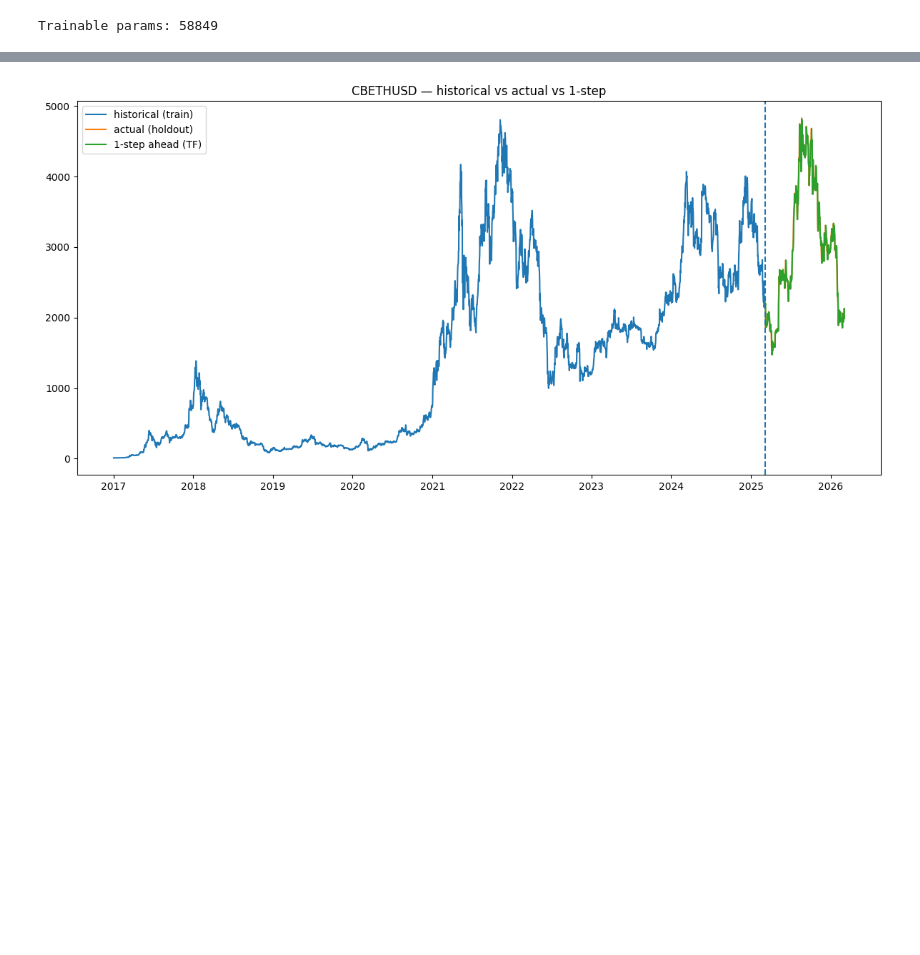
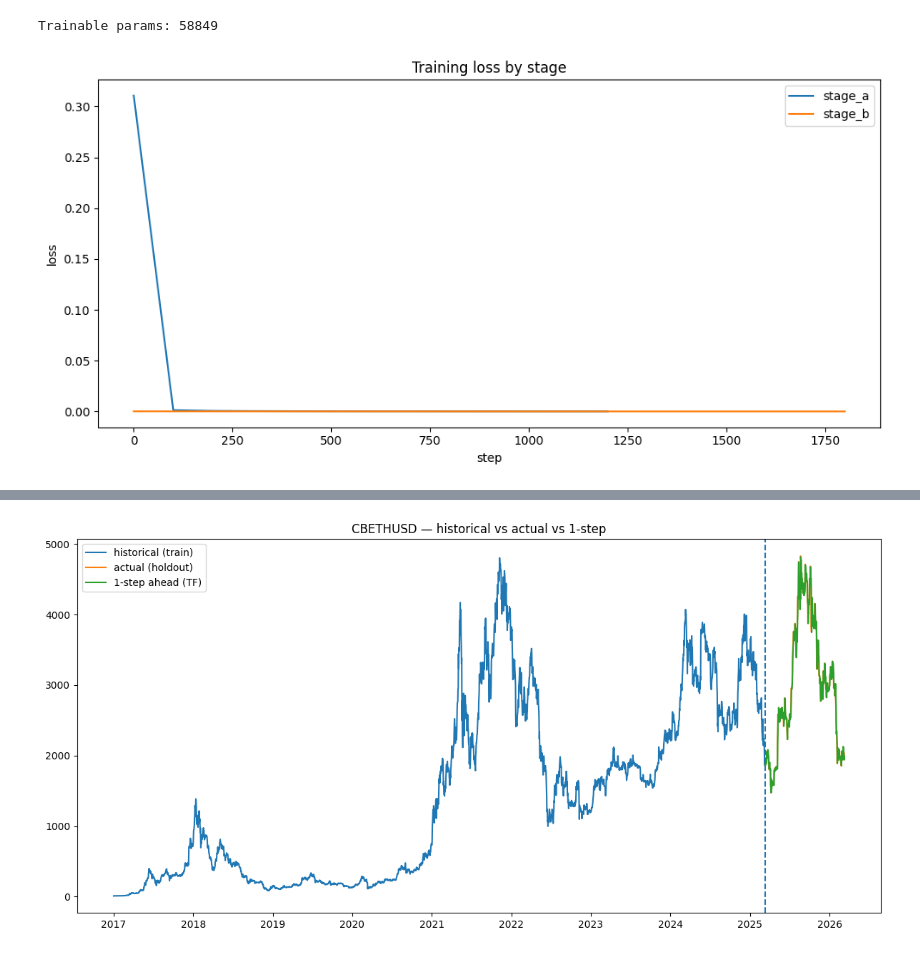
Before and after one commit to nikhilxsunder/ns-sdn, a Jupyter notebook: notebooks/tests.ipynb, the cells around one changed output, grey strips where cells are left out. Saved outputs shown, nothing was run; the diff lists cells and outputs as text; code cells hidden in the pictures; blank space fills up the shorter version.

```diff
--- a/notebooks/tests.ipynb
+++ b/notebooks/tests.ipynb
@@ -106,3 +117,41 @@ y_eval_s = y_scaler.transform(y_eval)
 split_eval = y_hist.shape[0]
 
 assert t_eval.shape[0] == y_eval_s.shape[0]
+# %%
+def compute_metrics(y_true: np.ndarray, y_pred: np.ndarray) -> dict[str, float]:
+    y_true = np.asarray(y_true, dtype=float).reshape(-1)
+    y_pred = np.asarray(y_pred, dtype=float).reshape(-1)
+
+    err = y_pred - y_true
+    rmse = float(np.sqrt(np.mean(err ** 2)))
+    mae = float(np.mean(np.abs(err)))
+
+    denom = np.where(np.abs(y_true) < 1e-12, np.nan, y_true)
+    mape = float(np.nanmean(np.abs(err / denom)) * 100.0)
+
+    return {
+        "rmse": rmse,
+        "mae": mae,
+        "mape_pct": mape,
+    }
+
+
+def history_to_frame(*histories: tuple[str, dict]) -> pd.DataFrame:
+    rows = []
+    for label, hist in histories:
+        for step, loss in hist["loss"]:
+            rows.append({"stage": label, "step": step, "loss": loss})
+    return pd.DataFrame(rows)
+
+
+def plot_loss_history(*histories: tuple[str, dict]) -> None:
+    df_hist = history_to_frame(*histories)
+    plt.figure(figsize=(10, 5))
+    for stage, g in df_hist.groupby("stage"):
+        plt.plot(g["step"], g["loss"], label=stage)
+    plt.title("Training loss by stage")
+    plt.xlabel("step")
+    plt.ylabel("loss")
+    plt.legend()
+    plt.tight_layout()
+    plt.show()
@@ -163,0 +215,7 @@ torch.save(model, "model_b_full.pth")
+# %%
+plot_loss_history(
+    ("stage_a", res_a["history"]),
+    ("stage_b", res_b["history"]),
+)
+# %% [output]
+[figure, added]
```
Also changed, not shown: parts of 59 cells of this notebook, 5 other files.
